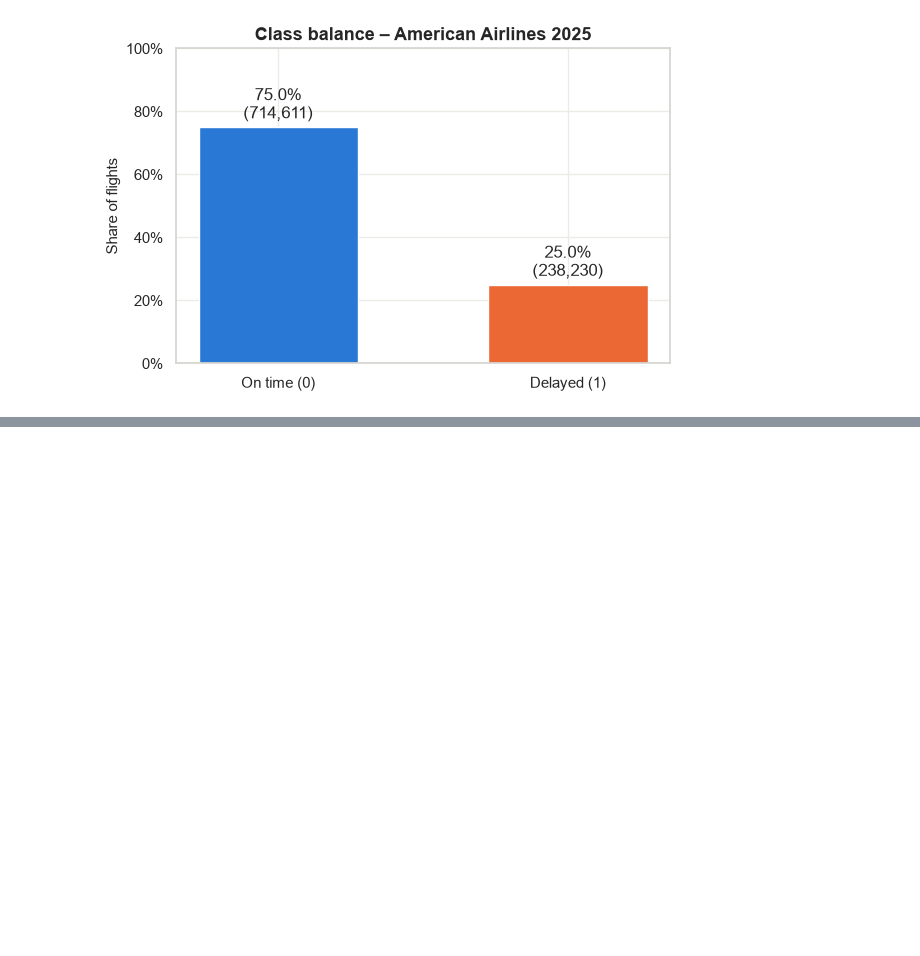
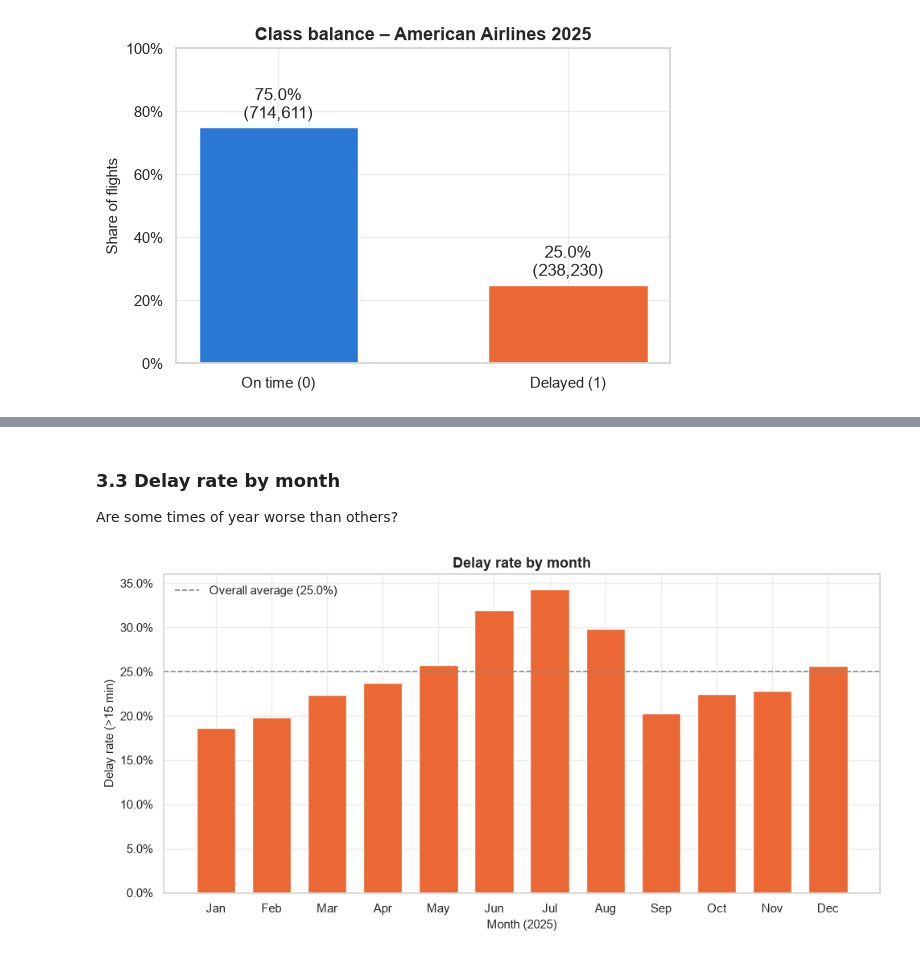
Before and after one commit to GustavDegn123/Airlines-Delay, a Jupyter notebook: flight_delay_prediction_aa.ipynb, the cells around one changed output, grey strips where cells are left out. Saved outputs shown, nothing was run; the diff lists cells and outputs as text; code cells hidden in the pictures; blank space fills up the shorter version.

```diff
--- a/flight_delay_prediction_aa.ipynb
+++ b/flight_delay_prediction_aa.ipynb
@@ -302,0 +358,22 @@ Saved cleaned_flights_aa.csv (952,841 rows, 9 columns)
+# %% [markdown]
+### 3.3 Delay rate by month
+
+Are some times of year worse than others?
+# %%
+MONTH_NAMES = ["Jan", "Feb", "Mar", "Apr", "May", "Jun",
+               "Jul", "Aug", "Sep", "Oct", "Nov", "Dec"]
+
+rate_month = df.groupby("Month")["Delayed"].mean()
+
+fig, ax = plt.subplots(figsize=(10, 5))
+ax.bar(MONTH_NAMES, rate_month.values, color=COLOR_DELAYED, width=0.7)
+add_reference(ax)
+
+ax.yaxis.set_major_formatter(mtick.PercentFormatter(1.0))
+ax.set_xlabel("Month (2025)")
+ax.set_ylabel("Delay rate (>15 min)")
+ax.set_title("Delay rate by month")
+plt.tight_layout()
+plt.show()
+# %% [output]
+[figure, added]
```
Also changed, not shown: parts of 22 cells of this notebook.
